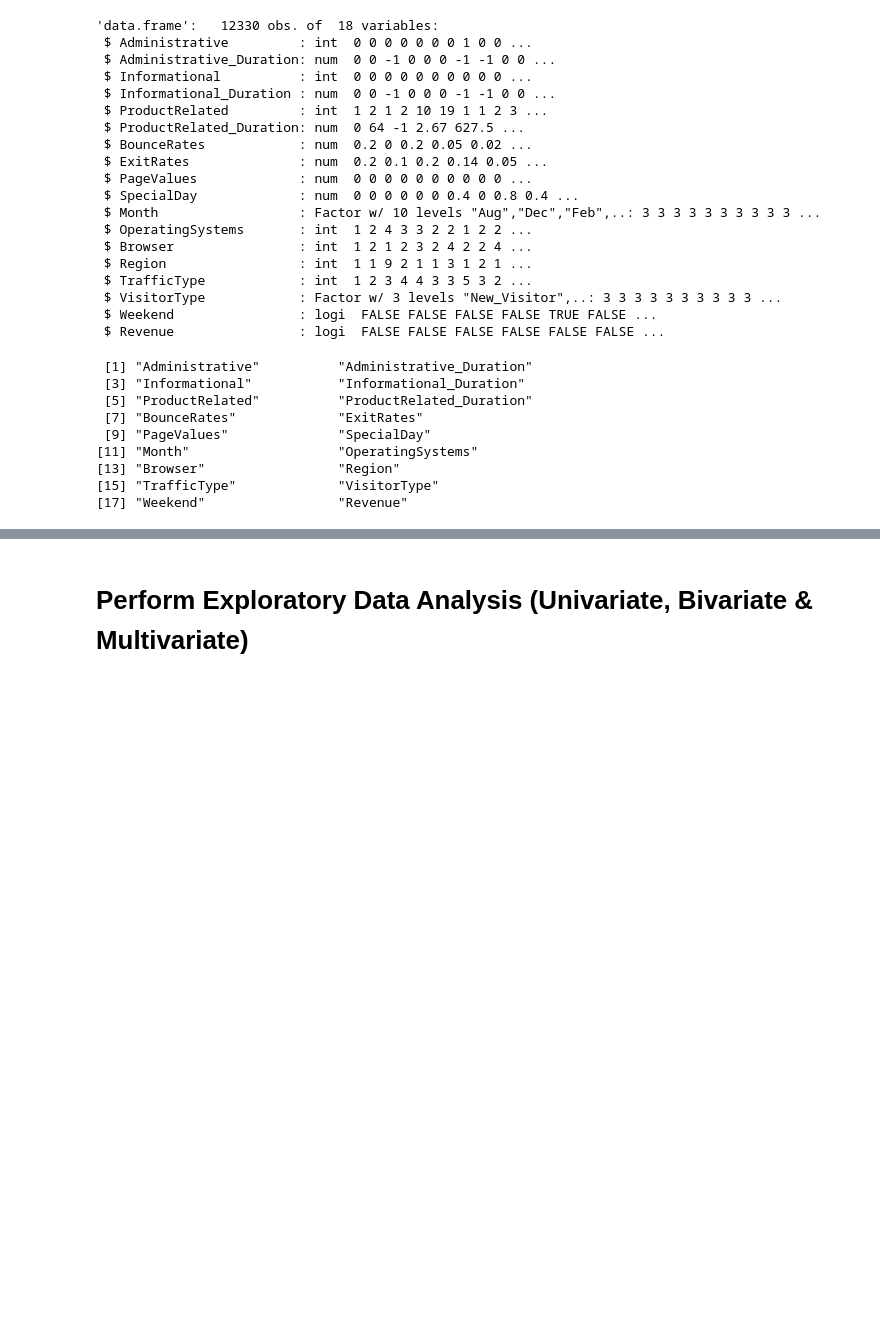
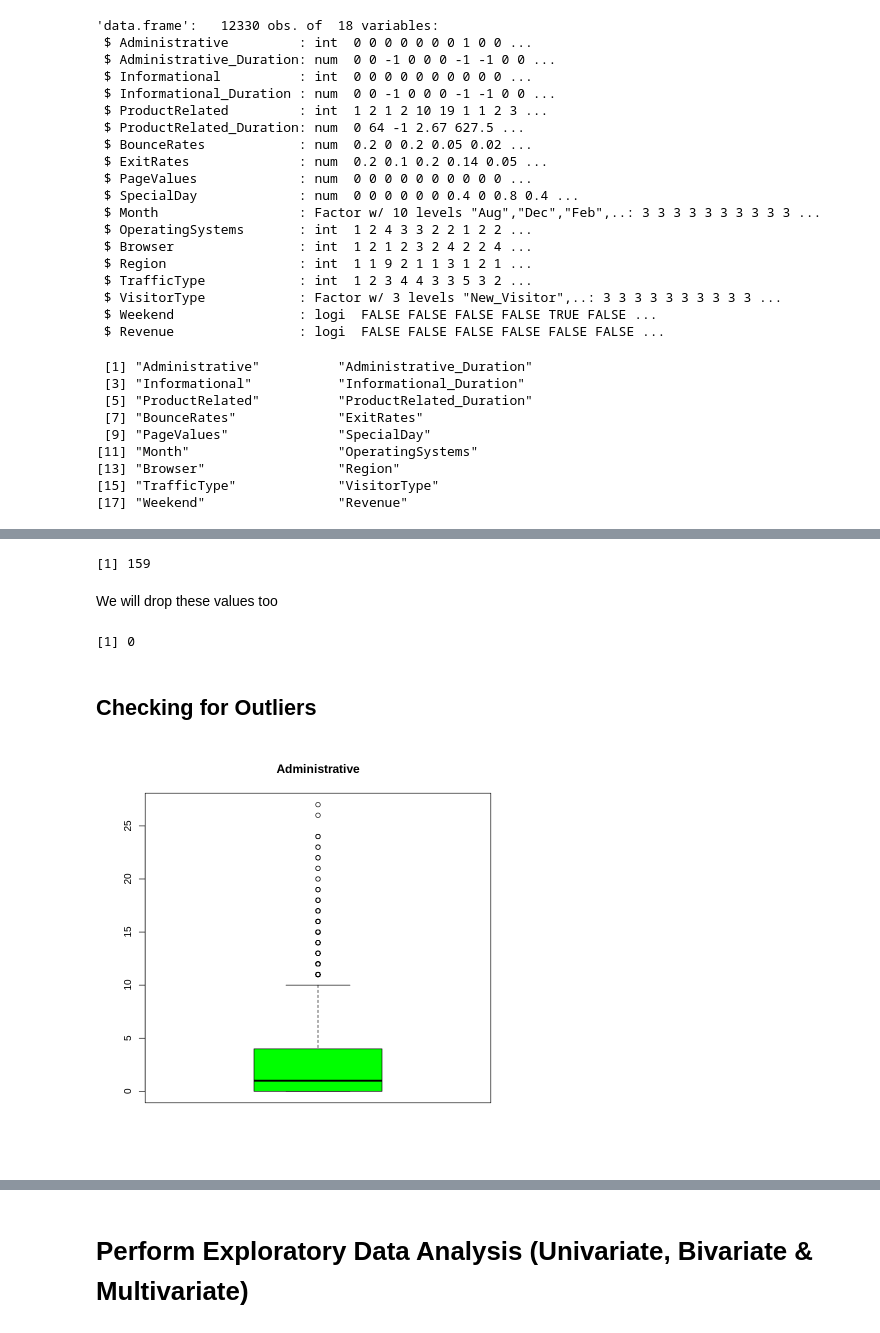
Before and after one commit to UnplugCharger/Week-13, a Jupyter notebook: Week_13_Unsupervised_Learning.ipynb, the cells around one changed output, grey strips where cells are left out. Cells and saved outputs as stored; diff of their text form; code cells hidden in the pictures; blank space fills up the shorter version.

```diff
--- a/Week_13_Unsupervised_Learning.ipynb
+++ b/Week_13_Unsupervised_Learning.ipynb
@@ -110,0 +216,3 @@ names(engaged_shopers)
+# %%
+# Drop missing rows because they are few
+engaged_shopers<- na.omit(engaged_shopers)
@@ -110,0 +237,19 @@ names(engaged_shopers)
+# %%
+anyDuplicated(engaged_shopers)
+# %% [output]
+[1] 159
+# %% [markdown]
+We will drop these values too
+# %%
+# Dropping duplicates
+engaged_shopers<-engaged_shopers[!duplicated(engaged_shopers), ]
+# %%
+anyDuplicated(engaged_shopers)
+# %% [output]
+[1] 0
+# %% [markdown]
+## Checking for Outliers
+# %%
+boxplot(engaged_shopers$Administrative,col='green', main="Administrative")
+# %% [output]
+[figure, added]
```
Also changed, not shown: parts of 27 cells of this notebook.
